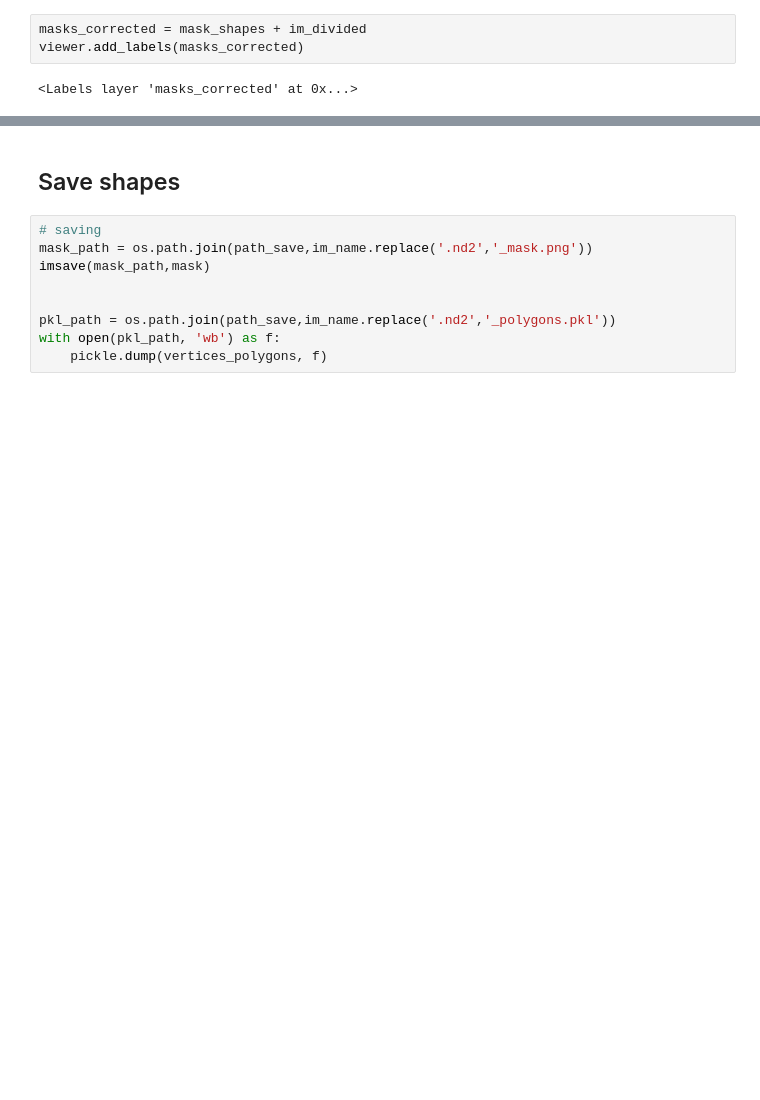
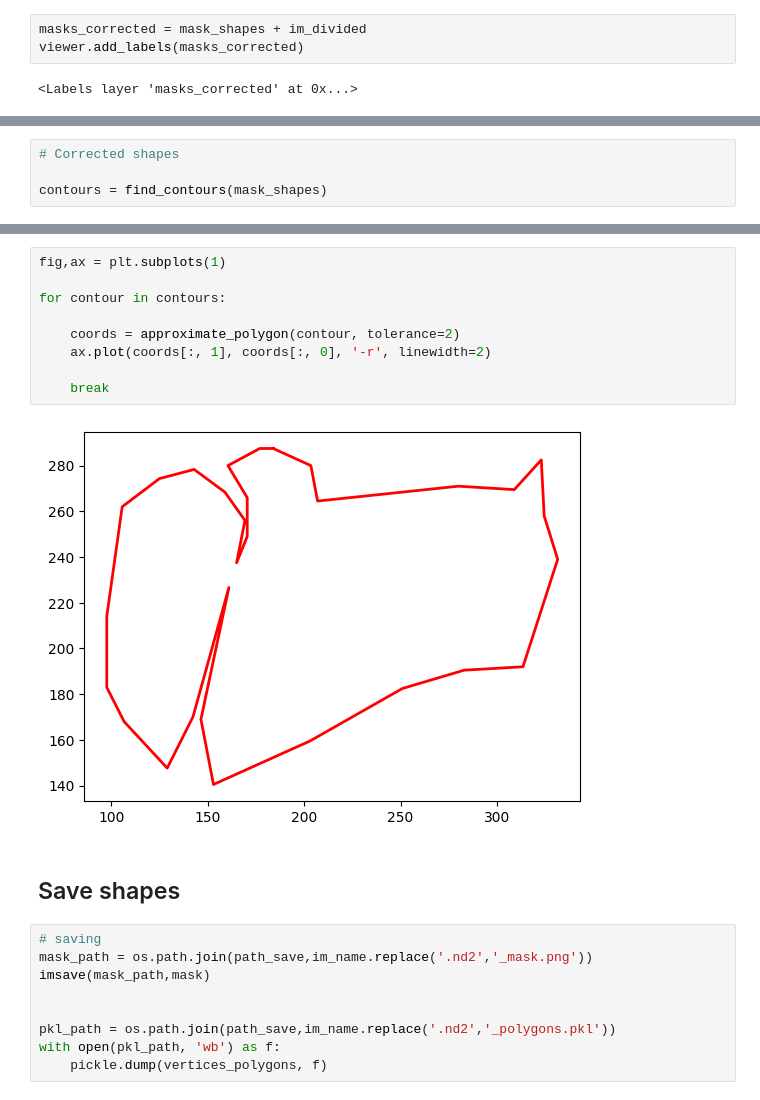
Before and after one commit to sahana9774/2022_Sahana, a Jupyter notebook: code/221027_manually_find_cardiomyocytes.ipynb, the cells around one changed output, grey strips where cells are left out. Saved outputs shown, nothing was run; the diff lists cells and outputs as text; blank space fills up the shorter version.

Commit message:
correction of shapes

```diff
--- a/code/221027_manually_find_cardiomyocytes.ipynb
+++ b/code/221027_manually_find_cardiomyocytes.ipynb
@@ -96,0 +100,4 @@ viewer.add_labels(masks_corrected)
+# %%
+# Corrected shapes
+
+contours = find_contours(mask_shapes)
@@ -97,3 +114,14 @@ viewer.add_labels(masks_corrected)
+# %%
+fig,ax = plt.subplots(1)
+
+for contour in contours:
+
+    coords = approximate_polygon(contour, tolerance=2)
+    ax.plot(coords[:, 1], coords[:, 0], '-r', linewidth=2)
+
+    break
+# %% [output]
+[figure, added]
 # %% [markdown]
 ## Save shapes
 # %%
```
Also changed, not shown: parts of 2 cells of this notebook.
